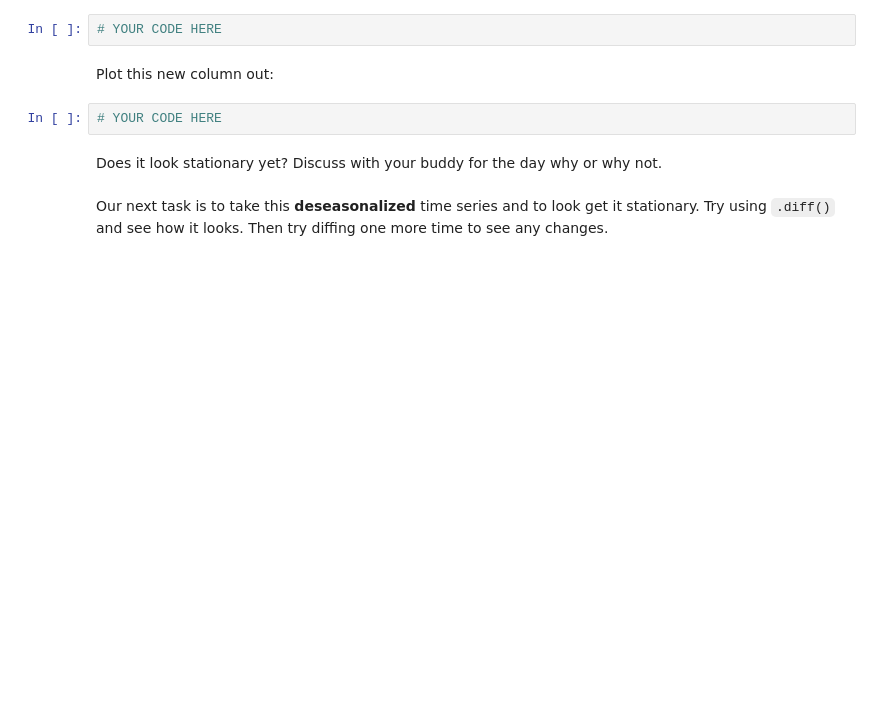
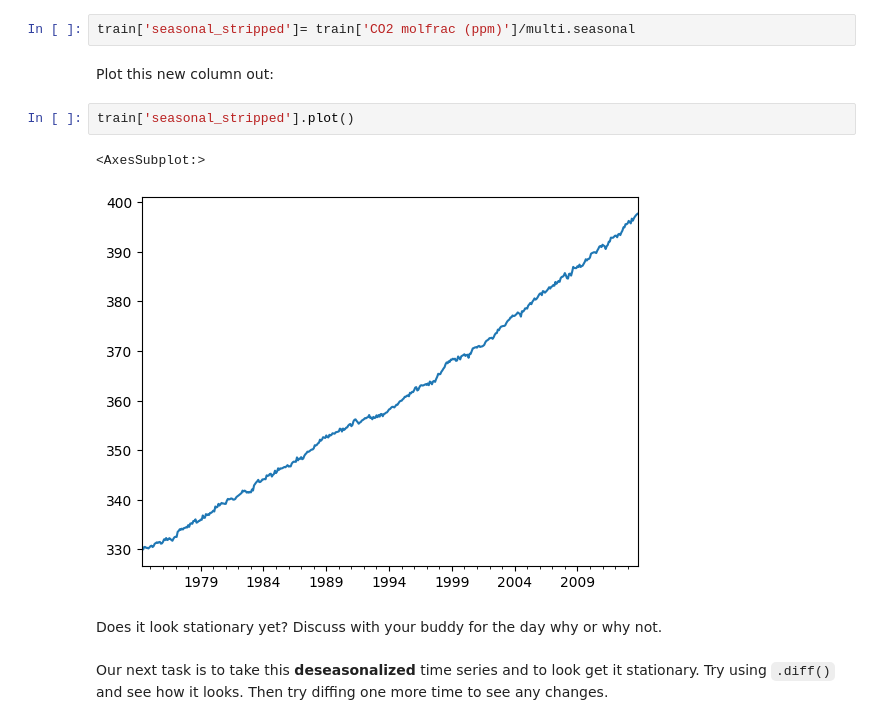
Before and after one commit to ParissaPeimaniyfard/data-arima-101, a Jupyter notebook: arima_seasonal_intro.ipynb, the cells around one changed output. Saved outputs shown, nothing was run; the diff lists cells and outputs as text; blank space fills up the shorter version.

```diff
--- a/arima_seasonal_intro.ipynb
+++ b/arima_seasonal_intro.ipynb
@@ -507,11 +509,14 @@ git push origin master
 # %% [markdown]
 Create a new column named `"seasonal_stripped"` equal to the value of your original time series divided by the seasonal component.
 # %%
-# YOUR CODE HERE
+train['seasonal_stripped']= train['CO2 molfrac (ppm)']/multi.seasonal
 # %% [markdown]
 Plot this new column out:
 # %%
-# YOUR CODE HERE
+train['seasonal_stripped'].plot()
+# %% [output]
+<AxesSubplot:>
+[figure, added]
 # %% [markdown]
 Does it look stationary yet? Discuss with your buddy for the day why or why not.
 # %% [markdown]
```
Also changed, not shown: parts of 45 cells of this notebook, 1 other file.
